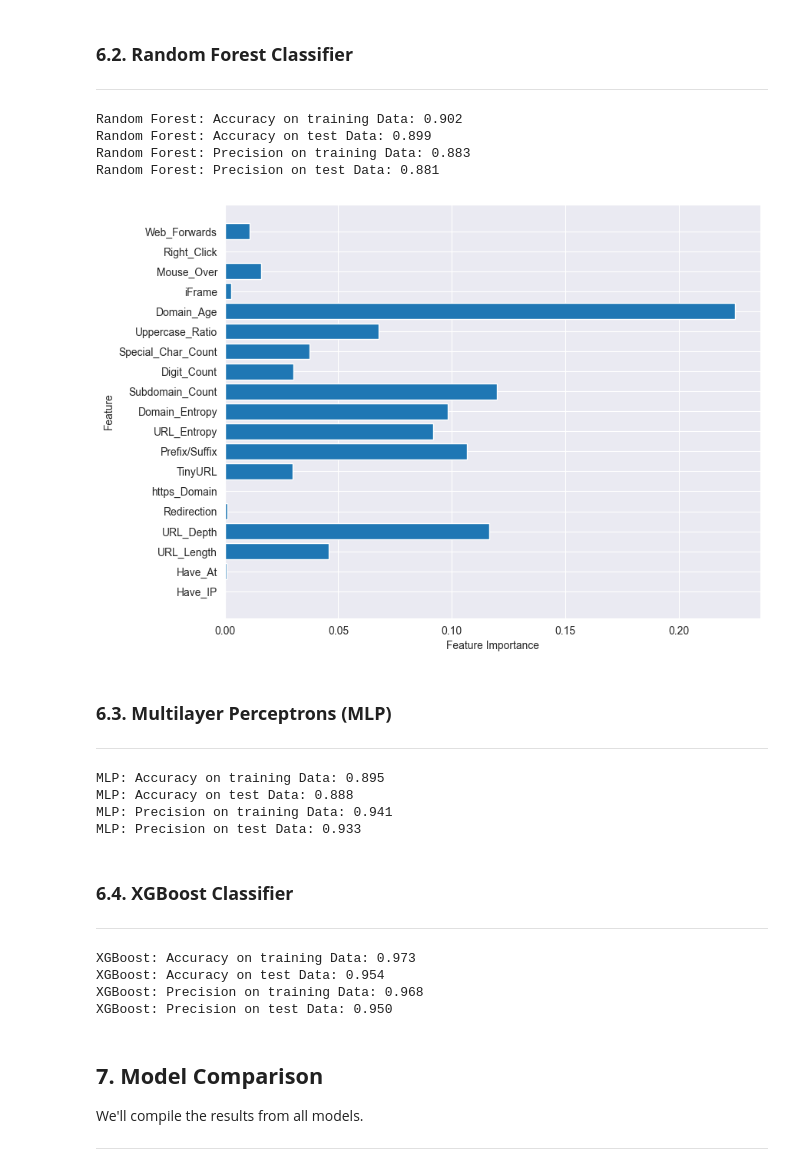
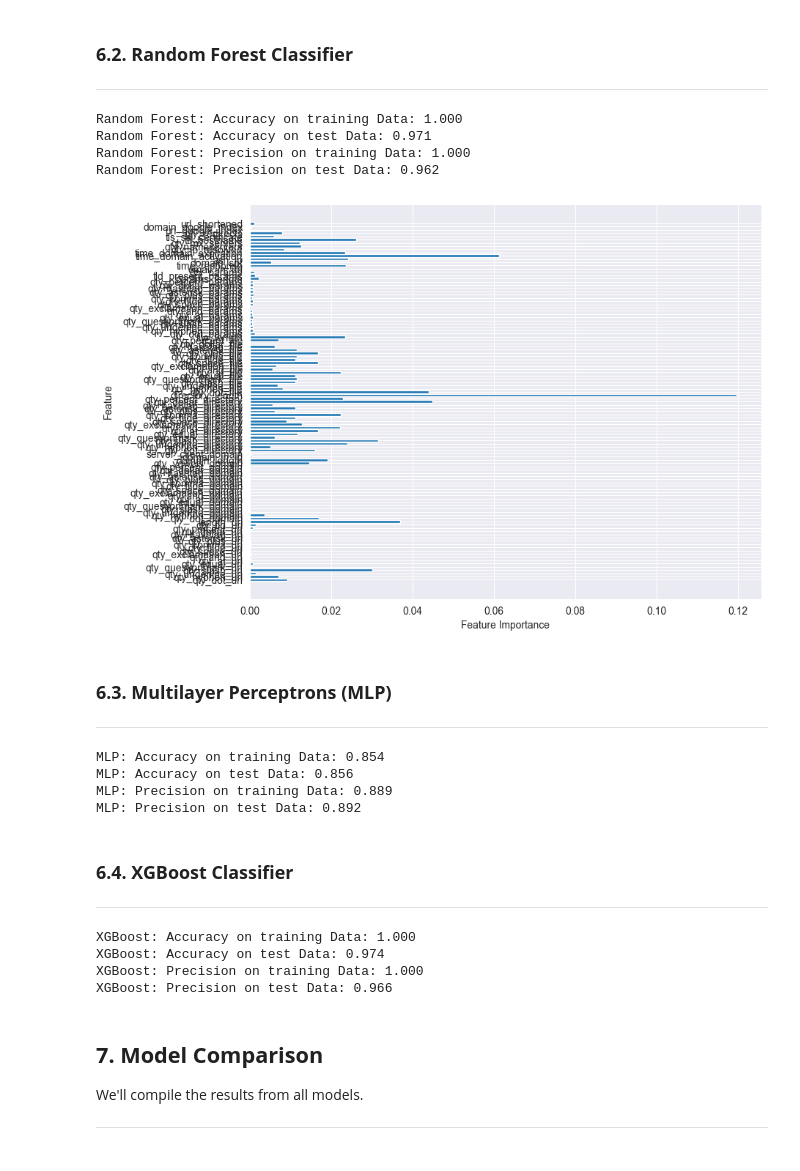
Before and after one commit to hamzapatwa/PhishingSiteDetectionSystem, a Jupyter notebook: PhishingSiteDetection.ipynb, the cells around one changed output. Drawn from its saved outputs; the diff is of its cells as text; code cells hidden in the pictures.

```diff
--- a/PhishingSiteDetection.ipynb
+++ b/PhishingSiteDetection.ipynb
@@ -759,7 +758,7 @@ from sklearn.tree import DecisionTreeClassifier, plot_tree
 from sklearn.metrics import accuracy_score, precision_score
 import numpy as np
 
-tree = DecisionTreeClassifier(max_depth=5, random_state=42)
+tree = DecisionTreeClassifier(max_depth=20, random_state=42)
 tree.fit(X_train, y_train)
 y_test_tree = tree.predict(X_test)
 y_train_tree = tree.predict(X_train)
@@ -791,34 +790,34 @@ Decision Tree: Precision on test Data: 0.872
 # %%
 from sklearn.ensemble import RandomForestClassifier
 
-forest = RandomForestClassifier(max_depth=5, random_state=42)
+forest = RandomForestClassifier(max_depth=40, random_state=42)
 forest.fit(X_train, y_train)
 y_test_forest = forest.predict(X_test)
 y_train_forest = forest.predict(X_train)
 
 acc_train_forest = accuracy_score(y_train, y_train_forest)
 acc_test_forest = accuracy_score(y_test, y_test_forest)
 prec_train_forest = precision_score(y_train, y_train_forest)
 prec_test_forest = precision_score(y_test, y_test_forest)
 
 print("Random Forest: Accuracy on training Data: {:.3f}".format(acc_train_forest))
 print("Random Forest: Accuracy on test Data: {:.3f}".format(acc_test_forest))
 print("Random Forest: Precision on training Data: {:.3f}".format(prec_train_forest))
 print("Random Forest: Precision on test Data: {:.3f}".format(prec_test_forest))
 
 plt.figure(figsize=(9,7))
 n_features = X_train.shape[1]
 plt.barh(range(n_features), forest.feature_importances_, align='center')
 plt.yticks(np.arange(n_features), X_train.columns)
 plt.xlabel("Feature Importance")
 plt.ylabel("Feature")
 plt.show()
 # %% [output]
-Random Forest: Accuracy on training Data: 0.902
-Random Forest: Accuracy on test Data: 0.899
-Random Forest: Precision on training Data: 0.883
-Random Forest: Precision on test Data: 0.881
+Random Forest: Accuracy on training Data: 1.000
+Random Forest: Accuracy on test Data: 0.971
+Random Forest: Precision on training Data: 1.000
+Random Forest: Precision on test Data: 0.962
-[figure, old version]
+[figure, new version]
 # %% [markdown]
 ### **6.3. Multilayer Perceptrons (MLP)**
 
@@ -826,7 +825,7 @@ Random Forest: Precision on test Data: 0.881
 # %%
 from sklearn.neural_network import MLPClassifier
 
-mlp = MLPClassifier(alpha=0.001, hidden_layer_sizes=(100,100,100), random_state=42)
+mlp = MLPClassifier(alpha=0.001, hidden_layer_sizes=(300,300,300), random_state=42)
 mlp.fit(X_train, y_train)
 y_test_mlp = mlp.predict(X_test)
 y_train_mlp = mlp.predict(X_train)
@@ -841,10 +840,10 @@ print("MLP: Accuracy on test Data: {:.3f}".format(acc_test_mlp))
 print("MLP: Precision on training Data: {:.3f}".format(prec_train_mlp))
 print("MLP: Precision on test Data: {:.3f}".format(prec_test_mlp))
 # %% [output]
-MLP: Accuracy on training Data: 0.895
-MLP: Accuracy on test Data: 0.888
-MLP: Precision on training Data: 0.941
-MLP: Precision on test Data: 0.933
+MLP: Accuracy on training Data: 0.854
+MLP: Accuracy on test Data: 0.856
+MLP: Precision on training Data: 0.889
+MLP: Precision on test Data: 0.892
 # %% [markdown]
 ### **6.4. XGBoost Classifier**
 
@@ -852,7 +851,7 @@ MLP: Precision on test Data: 0.933
 # %%
 from xgboost import XGBClassifier
 
-xgb = XGBClassifier(learning_rate=0.4, max_depth=7, random_state=42)
+xgb = XGBClassifier(learning_rate=0.2, max_depth=42, random_state=42)
 xgb.fit(X_train, y_train)
 y_test_xgb = xgb.predict(X_test)
 y_train_xgb = xgb.predict(X_train)
@@ -867,10 +866,10 @@ print("XGBoost: Accuracy on test Data: {:.3f}".format(acc_test_xgb))
 print("XGBoost: Precision on training Data: {:.3f}".format(prec_train_xgb))
 print("XGBoost: Precision on test Data: {:.3f}".format(prec_test_xgb))
 # %% [output]
-XGBoost: Accuracy on training Data: 0.973
-XGBoost: Accuracy on test Data: 0.954
-XGBoost: Precision on training Data: 0.968
-XGBoost: Precision on test Data: 0.950
+XGBoost: Accuracy on training Data: 1.000
+XGBoost: Accuracy on test Data: 0.974
+XGBoost: Precision on training Data: 1.000
+XGBoost: Precision on test Data: 0.966
 # %% [markdown]
 ## **7. Model Comparison**
 
```
Also changed, not shown: parts of 3 cells of this notebook, 1 other file.
